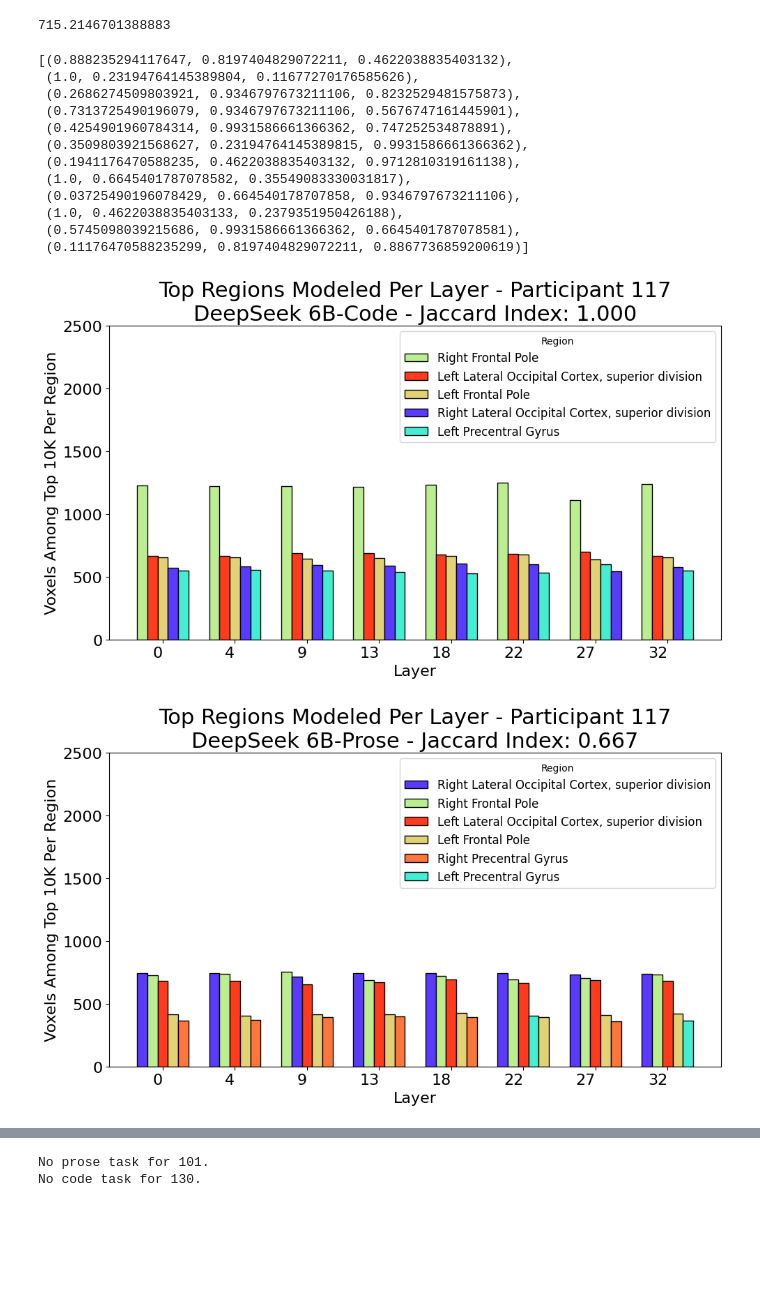
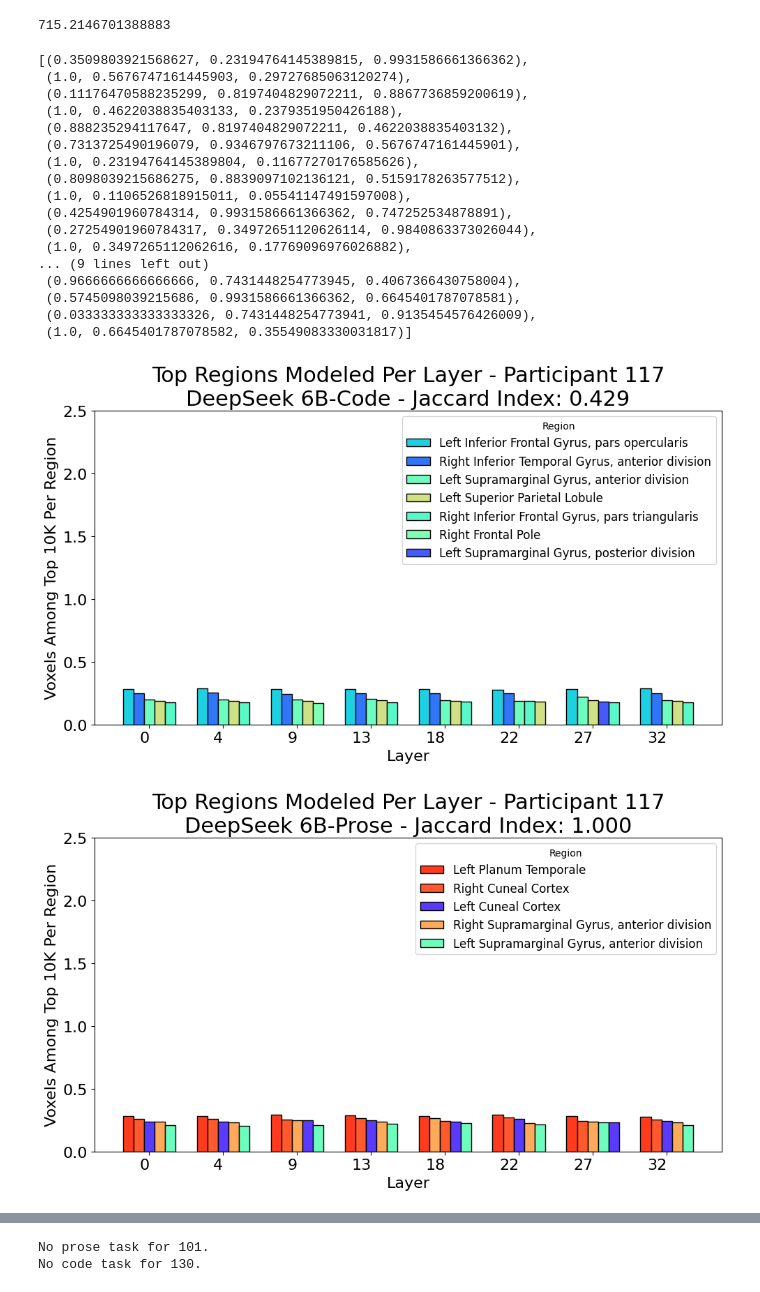
Before and after one commit to largehappygroup/fmri_model, a Jupyter notebook: analysis/fir/rq3_layer_comparison.ipynb, the cells around one changed output, grey strips where cells are left out. Drawn from its saved outputs; the diff is of its cells as text; code cells hidden in the pictures; blank space fills up the shorter version.

Commit message:
adding code to calculate proportions based on top voxels/total voxels per region

```diff
--- a/analysis/fir/rq3_layer_comparison.ipynb
+++ b/analysis/fir/rq3_layer_comparison.ipynb
@@ -100,10 +100,10 @@ def get_top_five_regions(parcel_dict):
     parcel_dict = dict(sorted(parcel_dict.items(), key= lambda x: x[1], reverse=True))
     return {region : val for i,(region,val) in enumerate(parcel_dict.items()) if i < 5}
 
-def convert_HarvOx_counts_to_proportions(count_dict):
+def convert_voxel_counts_to_proportions(count_dict, voxel_counts):
     new_dict = {}
     for region,count in count_dict.items():
-        proportion = count / harvOx_voxel_counts[region]
+        proportion = count / voxel_counts[region]
         new_dict[region] = proportion
     return new_dict
 
@@ -148,13 +148,18 @@ def plot_participant_parcels_across_layers(p, model, task, parcel_dict, region_c
     # ax.set_xticklabels(layers, rotation=45, ha='right')
     ax.set_xticklabels(layer_labels, ha='right', fontsize=16)
     ax.set_xlabel("Layer", fontsize=16)
-    ax.set_ylim([0, 2500])
+
+    # ylim for proportions
+    ax.set_ylim([0,2.5])
+    # ax.set_ylim([0, 2500])
+
     ax.tick_params(axis='y', labelsize=16)
     ax.set_ylabel("Voxels Among Top 10K Per Region", fontsize=16)
     ax.set_title(f"Top Regions Modeled Per Layer - Participant {p}\n{model_labels[model]}-{task_labels[task]} - Jaccard Index: {jaccard:.3f}", fontsize=22)
+    # ax.set_title(f"Locations of Top-Modeled Voxels Per Layer - Participant {p}\n{model_labels[model]}-{task_labels[task]} - Jaccard Index: {jaccard:.3f}", fontsize=22)
     plt.tight_layout()
-    # plt.savefig(f"/data/zachkaras/fmri_model_data/plots/layer_regions-{p}-{task}.png", dpi=200)
-    plt.savefig(f"/tank/home/zachkaras/fmri_model_data/plots/layer_regions-{p}-{task}.png", dpi=200)
+    plt.savefig(f"/tank/home/zachkaras/fmri_model_data/plots/layer_regions-proportions-{p}-{task}.png", dpi=200)
+    # plt.savefig(f"/tank/home/zachkaras/fmri_model_data/plots/layer_regions-{p}-{task}.png", dpi=200)
     plt.show()
 
 def compute_jaccard(df):
@@ -174,6 +179,10 @@ for vip in important_participants:
     for (model, task), df in records[mask].groupby(['model', 'task']):
 
         df['top_region_counts'] = df['top_regions'].apply(lambda row: dict(Counter(row)))
+
+        # Converting counts to proportions
+        df['top_region_counts'] = df['top_region_counts'].apply(lambda row: convert_voxel_counts_to_proportions(row, harvOx_voxel_counts))
+
         df['top_five_regions'] = df['top_region_counts'].apply(lambda row: get_top_five_regions(row))
 
         for top_five in df['top_five_regions']:
@@ -186,34 +195,42 @@ rng.shuffle(palette)
 region_colors = {r: palette[i] for i, r in enumerate(all_regions_global)}
 palette
 # %% [output]
-[(0.888235294117647, 0.8197404829072211, 0.4622038835403132),
+[(0.3509803921568627, 0.23194764145389815, 0.9931586661366362),
+ (1.0, 0.5676747161445903, 0.29727685063120274),
+ (0.11176470588235299, 0.8197404829072211, 0.8867736859200619),
+ (1.0, 0.4622038835403133, 0.2379351950426188),
+ (0.888235294117647, 0.8197404829072211, 0.4622038835403132),
+ (0.7313725490196079, 0.9346797673211106, 0.5676747161445901),
  (1.0, 0.23194764145389804, 0.11677270176585626),
- (0.2686274509803921, 0.9346797673211106, 0.8232529481575873),
- (0.7313725490196079, 0.9346797673211106, 0.5676747161445901),
+ (0.8098039215686275, 0.8839097102136121, 0.5159178263577512),
+ (1.0, 0.1106526818915011, 0.05541147491597008),
  (0.4254901960784314, 0.9931586661366362, 0.747252534878891),
- (0.3509803921568627, 0.23194764145389815, 0.9931586661366362),
- (0.1941176470588235, 0.4622038835403132, 0.9712810319161138),
- (1.0, 0.6645401787078582, 0.35549083330031817),
- (0.03725490196078429, 0.664540178707858, 0.9346797673211106),
- (1.0, 0.4622038835403133, 0.2379351950426188),
+ (0.27254901960784317, 0.34972651120626114, 0.9840863373026044),
+ (1.0, 0.3497265112062616, 0.17769096976026882),
+... (9 lines left out)
+ (0.9666666666666666, 0.7431448254773945, 0.4067366430758004),
  (0.5745098039215686, 0.9931586661366362, 0.6645401787078581),
- (0.11176470588235299, 0.8197404829072211, 0.8867736859200619)]
+ (0.033333333333333326, 0.7431448254773941, 0.9135454576426009),
+ (1.0, 0.6645401787078582, 0.35549083330031817)]
 # %%
 
 for vip in important_participants:
     mask = ((records['participant'] == vip) &
             (records['look_ahead'] == 'look_ahead_by_0') &
             (records['ndelays'] == 'ndelays_10') &
             (records['model'] == 'deepseek_6b'))
     for (model, task), df in records[mask].groupby(['model', 'task']):
         df['top_region_counts'] = df['top_regions'].apply(lambda row: dict(Counter(row)))
+        # Converting counts to proportions
+        df['top_region_counts'] = df['top_region_counts'].apply(lambda row: convert_voxel_counts_to_proportions(row, harvOx_voxel_counts))
+
         df['top_five_regions'] = df['top_region_counts'].apply(lambda row: get_top_five_regions(row))
 
         filtered = df[['layer', 'top_five_regions']].copy()
         filtered = filtered.sort_values('layer', key=lambda col: col.map(lambda x: int(x.split('_')[1])))
         jaccard_index = compute_jaccard(filtered)
 
         plot_participant_parcels_across_layers(vip, model, task, filtered, region_colors, jaccard_index)
 # %% [output]
-[figure, old version]
+[figure, new version]
-[figure, old version]
+[figure, new version]
```
Also changed, not shown: parts of 9 cells of this notebook, 4 other files.
